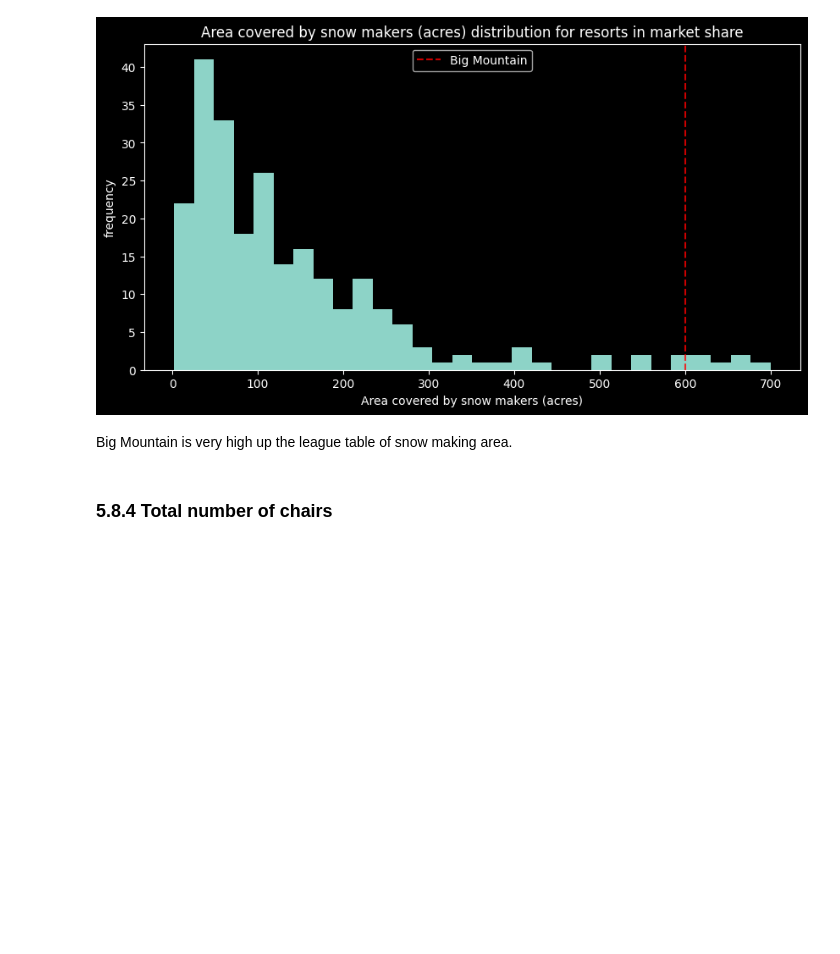
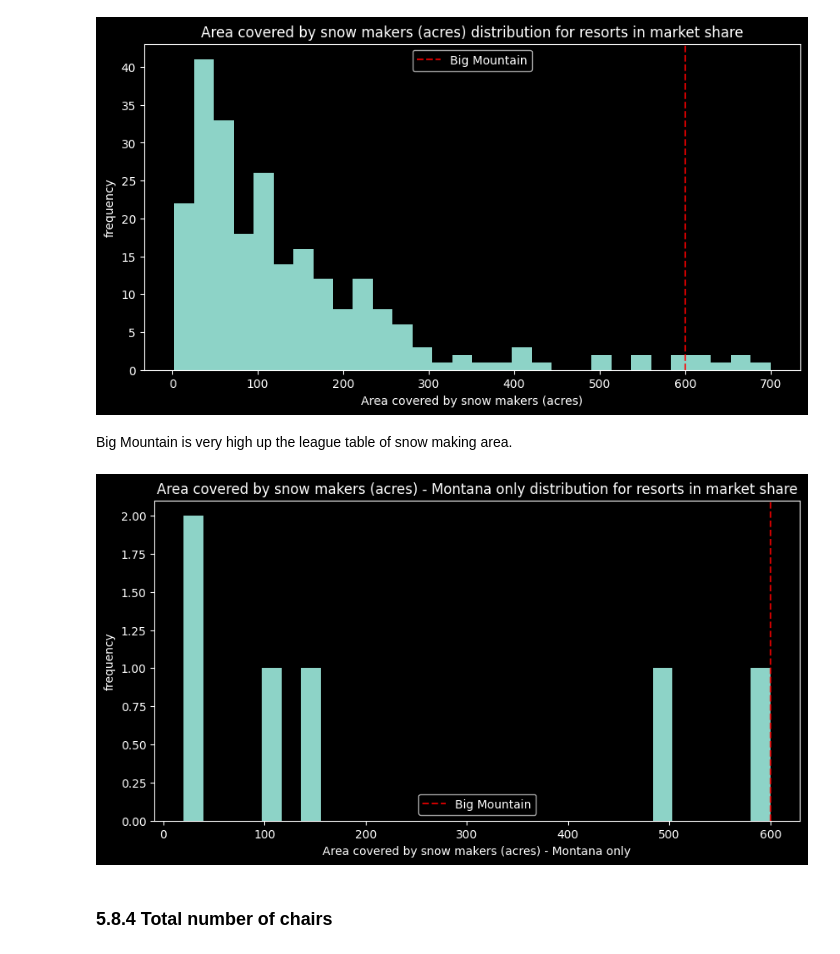
Before and after one commit to cmazzini/DataScienceGuidedCapstone, a Jupyter notebook: Notebooks/05_modeling.ipynb, the cells around one changed output. Drawn from its saved outputs; the diff is of its cells as text; code cells hidden in the pictures; blank space fills up the shorter version.

```diff
--- a/Notebooks/05_modeling.ipynb
+++ b/Notebooks/05_modeling.ipynb
@@ -218,6 +222,10 @@ plot_compare('Snow Making_ac', 'Area covered by snow makers (acres)')
 [figure]
 # %% [markdown]
 Big Mountain is very high up the league table of snow making area.
+# %%
+plot_compare('Snow Making_ac', 'Area covered by snow makers (acres) - Montana only', state='Montana')
+# %% [output]
+[figure, added]
 # %% [markdown]
 ### 5.8.4 Total number of chairs<a id='5.8.4_Total_number_of_chairs'></a>
 # %%
```
Also changed, not shown: parts of 7 cells of this notebook.
